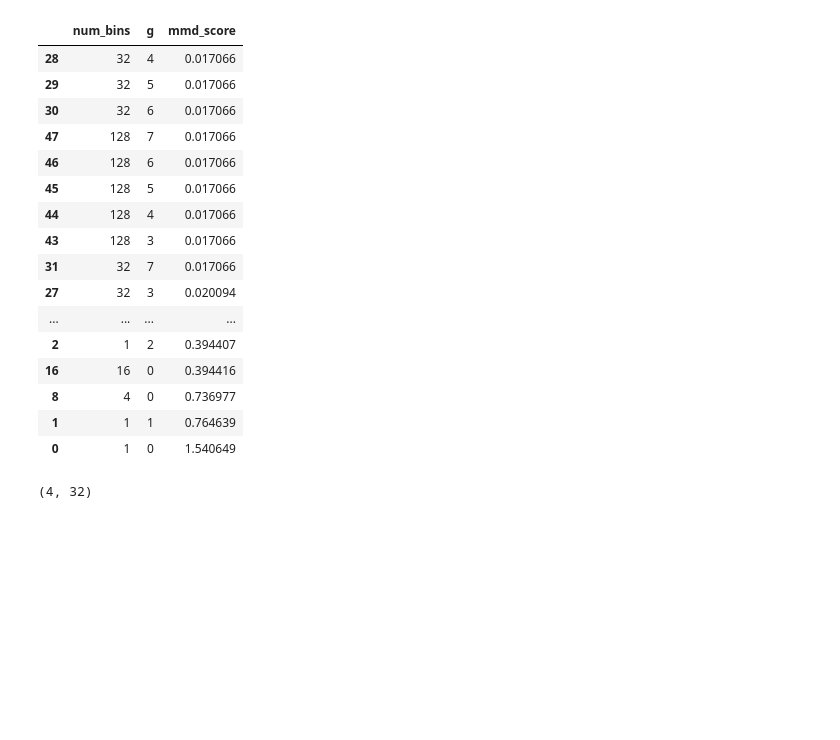
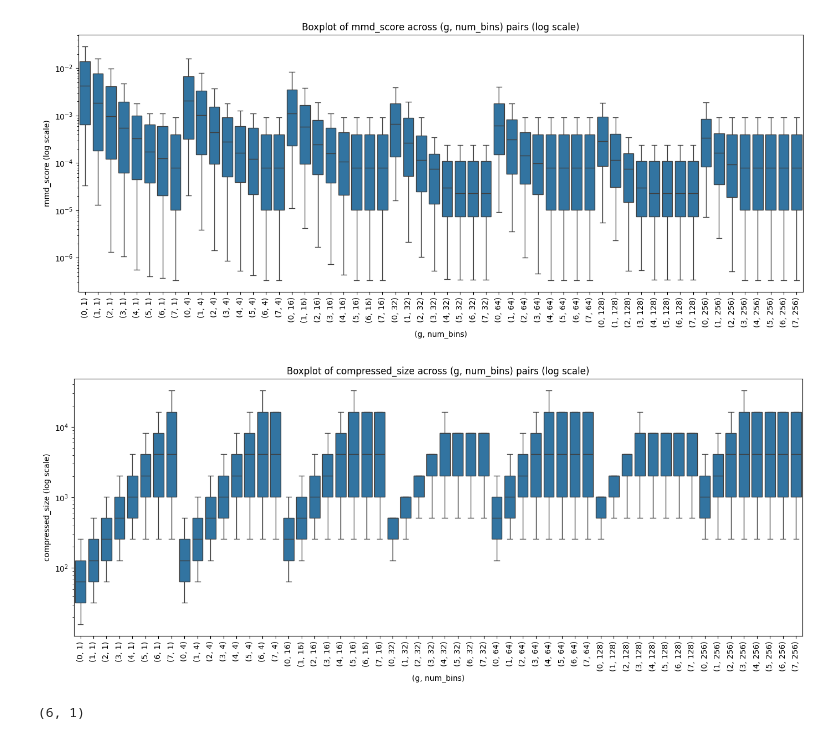
Before and after one commit to kateqwerty001/bsc-compress-then-explain, a Jupyter notebook: experiments/experiment_wth_finding_g_num_bins/3d_plot.ipynb, the cells around one changed output. Drawn from its saved outputs; the diff is of its cells as text; code cells hidden in the pictures; blank space fills up the shorter version.

```diff
--- a/experiments/experiment_wth_finding_g_num_bins/3d_plot.ipynb
+++ b/experiments/experiment_wth_finding_g_num_bins/3d_plot.ipynb
@@ -144,27 +157,42 @@ all_data
-# %%
-grouped = all_data.groupby(['num_bins', 'g'], as_index=False)['mmd_score'].sum()
-grouped_sorted = grouped.sort_values('mmd_score', ascending=True)
-
-grouped_sorted
-# %% [output]
-|  | num_bins | g | mmd_score |
-| 28 | 32 | 4 | 0.017066 |
-| 29 | 32 | 5 | 0.017066 |
-| 30 | 32 | 6 | 0.017066 |
-| 47 | 128 | 7 | 0.017066 |
-| 46 | 128 | 6 | 0.017066 |
-| 45 | 128 | 5 | 0.017066 |
-| 44 | 128 | 4 | 0.017066 |
-| 43 | 128 | 3 | 0.017066 |
-| 31 | 32 | 7 | 0.017066 |
-| 27 | 32 | 3 | 0.020094 |
-| ... | ... | ... | ... |
-| 2 | 1 | 2 | 0.394407 |
-| 16 | 16 | 0 | 0.394416 |
-| 8 | 4 | 0 | 0.736977 |
-| 1 | 1 | 1 | 0.764639 |
-| 0 | 1 | 0 | 1.540649 |
+# %%
+import matplotlib.pyplot as plt
+import seaborn as sns
+
+# Create categorical labels for x-axis
+all_data_df["g_num_bins"] = all_data_df.apply(lambda row: f"({row['g']}, {row['num_bins']})", axis=1)
+
+plt.figure(figsize=(14, 6))
+sns.boxplot(x="g_num_bins", y="mmd_score", data=all_data_df, showfliers=False)
+
+plt.yscale("log")
+plt.xticks(rotation=90)
+plt.xlabel("(g, num_bins)")
+plt.ylabel("mmd_score (log scale)")
+plt.title("Boxplot of mmd_score across (g, num_bins) pairs (log scale)")
+plt.tight_layout()
+plt.show()
+# %% [output]
+[figure, added]
+# %%
+import matplotlib.pyplot as plt
+import seaborn as sns
+
+# Ensure categorical labels for x-axis
+all_data_df["g_num_bins"] = all_data_df.apply(lambda row: f"({row['g']}, {row['num_bins']})", axis=1)
+
+plt.figure(figsize=(14, 6))
+sns.boxplot(x="g_num_bins", y="compressed_size", data=all_data_df, showfliers=False)
+
+plt.yscale("log")
+plt.xticks(rotation=90)
+plt.xlabel("(g, num_bins)")
+plt.ylabel("compressed_size (log scale)")
+plt.title("Boxplot of compressed_size across (g, num_bins) pairs (log scale)")
+plt.tight_layout()
+plt.show()
+# %% [output]
+[figure, added]
 # %%
-plot("results/blobs/blobs_10000_1000_gaussian.csv")
+plot("results/adult/adult_100000_None_gaussian.csv")
 # %% [output]
-(4, 32)
+(6, 1)
```
Also changed, not shown: parts of 1 cell of this notebook, 12 other files.
